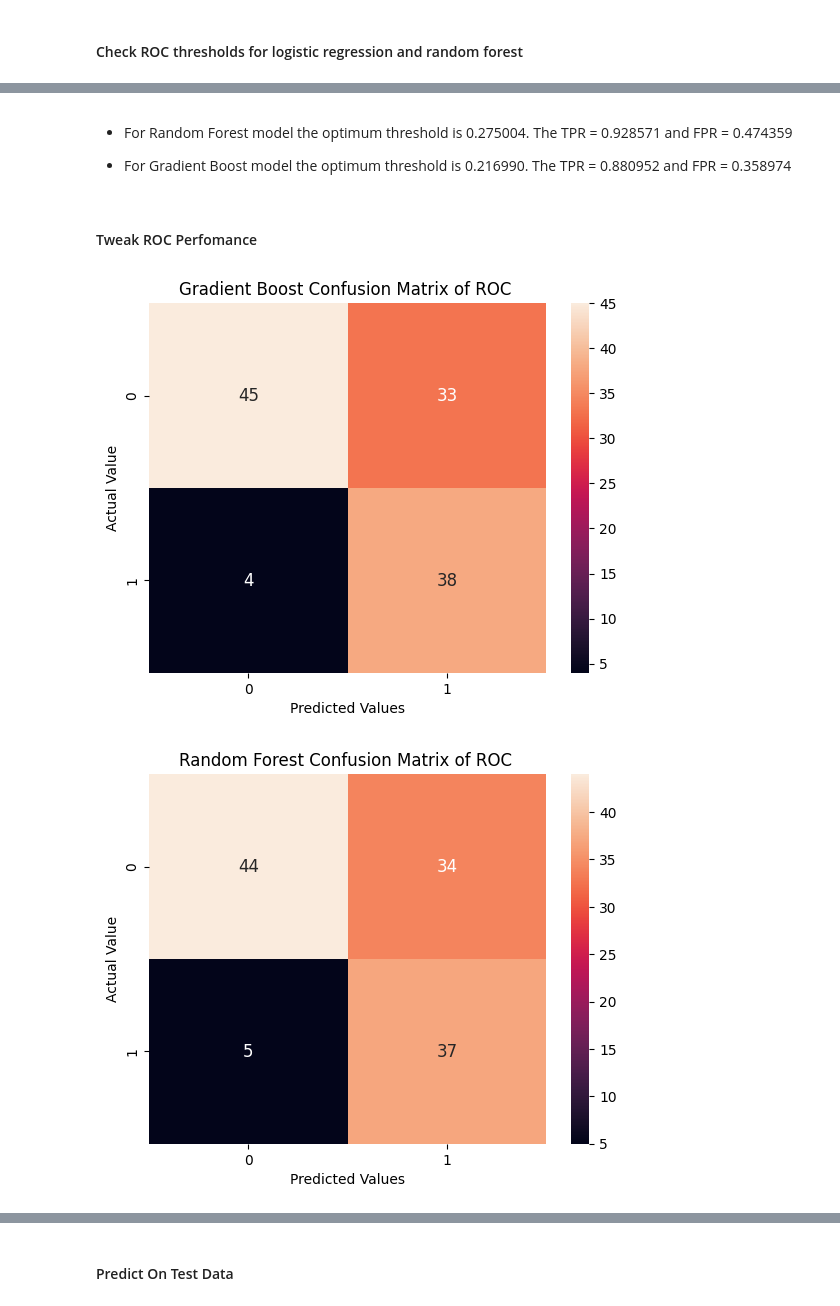
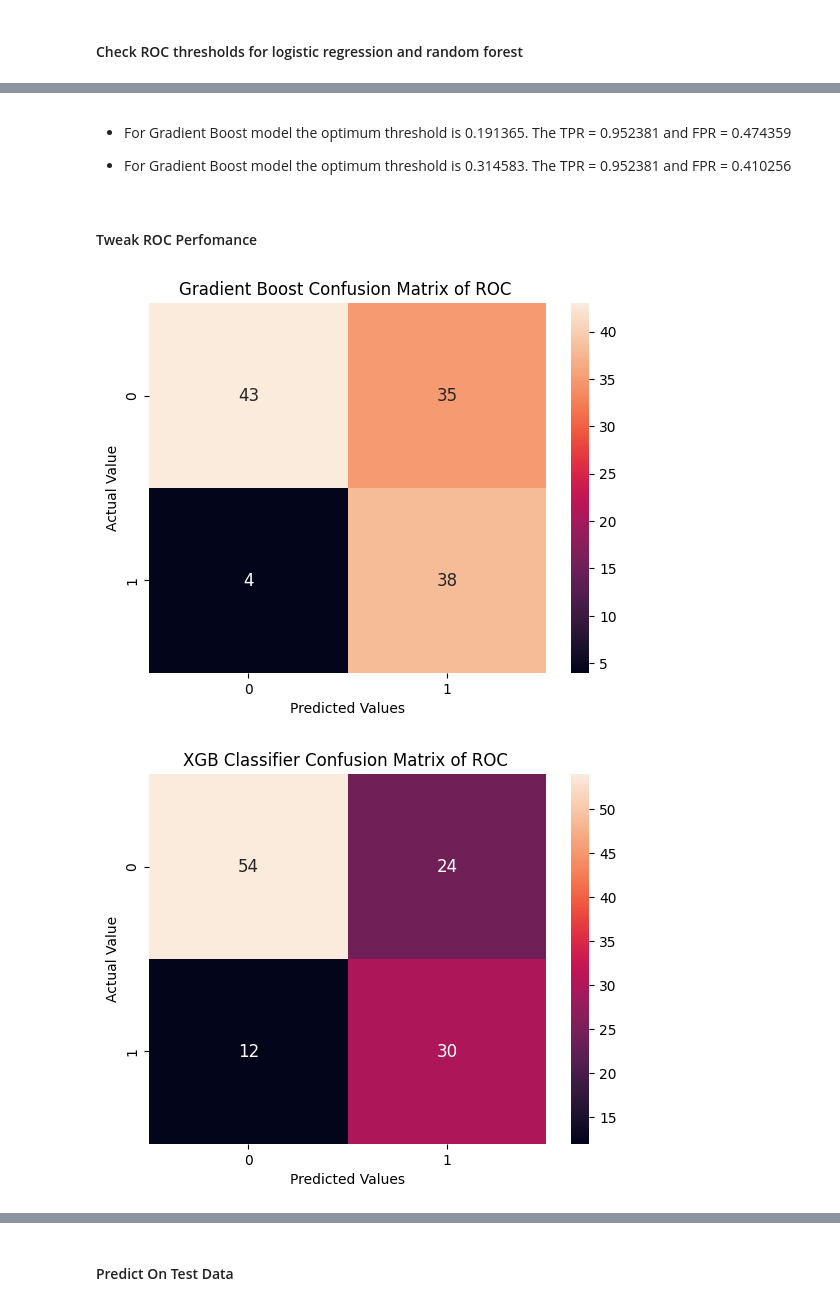
Before and after one commit to adubrightkwartengsnr/P5-Sepsis-Prediction-Embedding-Machine-Learning-Model-In-API, a Jupyter notebook: dev/sepsis_prediction.ipynb, the cells around one changed output, grey strips where cells are left out. Drawn from its saved outputs; the diff is of its cells as text; code cells hidden in the pictures.

```diff
--- a/dev/sepsis_prediction.ipynb
+++ b/dev/sepsis_prediction.ipynb
@@ -946,18 +956,18 @@ roc_data["random_forest"].tail(30)
 # %% [markdown]
-- For Random Forest model the optimum threshold is 0.275004. The TPR = 0.928571 and FPR = 0.474359
+- For Gradient Boost model the optimum threshold is 0.191365. The TPR = 0.952381 and FPR = 0.474359
 
-- For Gradient Boost model the optimum threshold is 0.216990. The TPR = 0.880952 and FPR = 0.358974
+- For Gradient Boost model the optimum threshold is 0.314583. The TPR = 0.952381 and FPR =  0.410256
 # %%
 # save the top two performing models
 gradient_boost_pipeline = balanced_pipelines["gradient_boost"]
-random_forest_pipeline = balanced_pipelines["random_forest"]
+xgb_pipeline = balanced_pipelines["xgb_classifier"]
 # %% [markdown]
 #### Tweak ROC Perfomance
 # %%
-log_reg_threshold = 0.216990
+gradient_boost_threshold = 0.191365
 gradient_boost_proba = gradient_boost_pipeline.predict_proba(X_test)[:,1]
 # adjust threshold to maximize TPR
-y_pred_log_reg = (gradient_boost_proba > log_reg_threshold).astype(int)
+y_pred_log_reg = (gradient_boost_proba > gradient_boost_threshold).astype(int)
 roc_conf_matrix = confusion_matrix(y_test_encoded, y_pred_log_reg)
 # Plot the confusion Matrix
 sns.heatmap(roc_conf_matrix,annot=True,fmt="d",annot_kws={"size":12})
@@ -966,21 +976,22 @@ plt.xlabel("Predicted Values")
 plt.ylabel("Actual Value")
 plt.show()
 # %% [output]
-[figure, old version]
+[figure, new version]
 # %%
-random_forest_threshold =  0.275004
-random_forest_proba = random_forest_pipeline.predict_proba(X_test)[:,1]
+xgb_classifier_threshold = 0.314583
+
+xgb_classifier_proba = xgb_pipeline.predict_proba(X_test)[:,1]
 # adjust threshold to maximize TPR
-y_pred_random_forest = (random_forest_proba > random_forest_threshold).astype(int)
-rand_conf_matrix = confusion_matrix(y_test_encoded,y_pred_random_forest )
+y_pred_xgb_classifier = (xgb_classifier_proba > xgb_classifier_threshold).astype(int)
+xgb_conf_matrix = confusion_matrix(y_test_encoded,y_pred_xgb_classifier )
 # Plot the confusion Matrix
-sns.heatmap(rand_conf_matrix,annot=True,fmt="d",annot_kws={"size":12})
-plt.title("Random Forest Confusion Matrix of ROC ")
+sns.heatmap(xgb_conf_matrix,annot=True,fmt="d",annot_kws={"size":12})
+plt.title("XGB Classifier Confusion Matrix of ROC ")
 plt.xlabel("Predicted Values")
 plt.ylabel("Actual Value")
 plt.show()
 # %% [output]
-[figure, old version]
+[figure, new version]
 # %%
 feature_importance = random_forest_pipeline.named_steps.classifier.feature_importances_
 feature_names = X.columns
```
Also changed, not shown: parts of 17 cells of this notebook, 4 other files.
